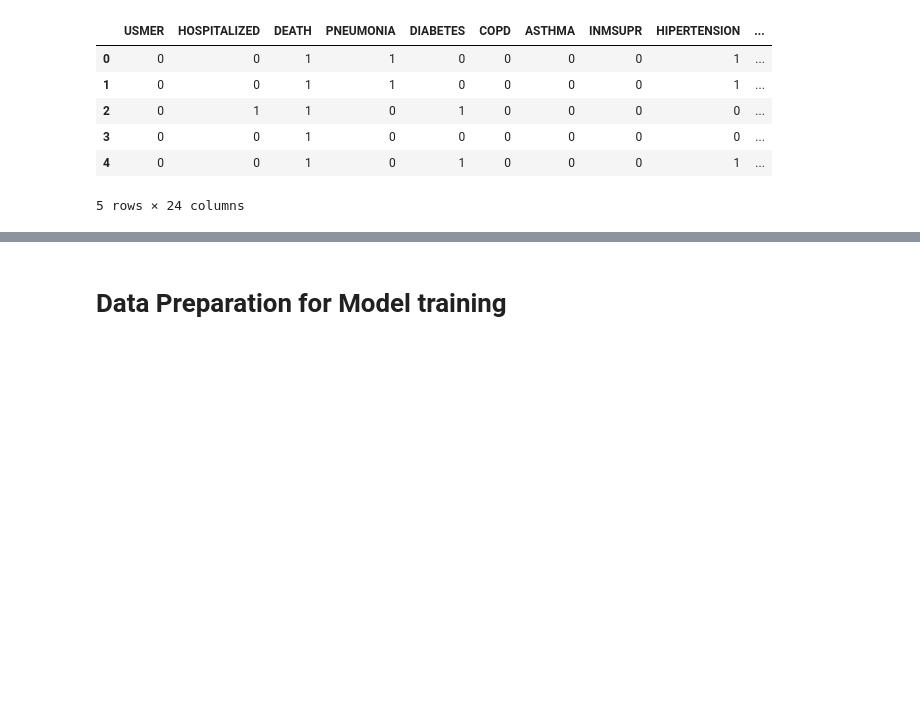
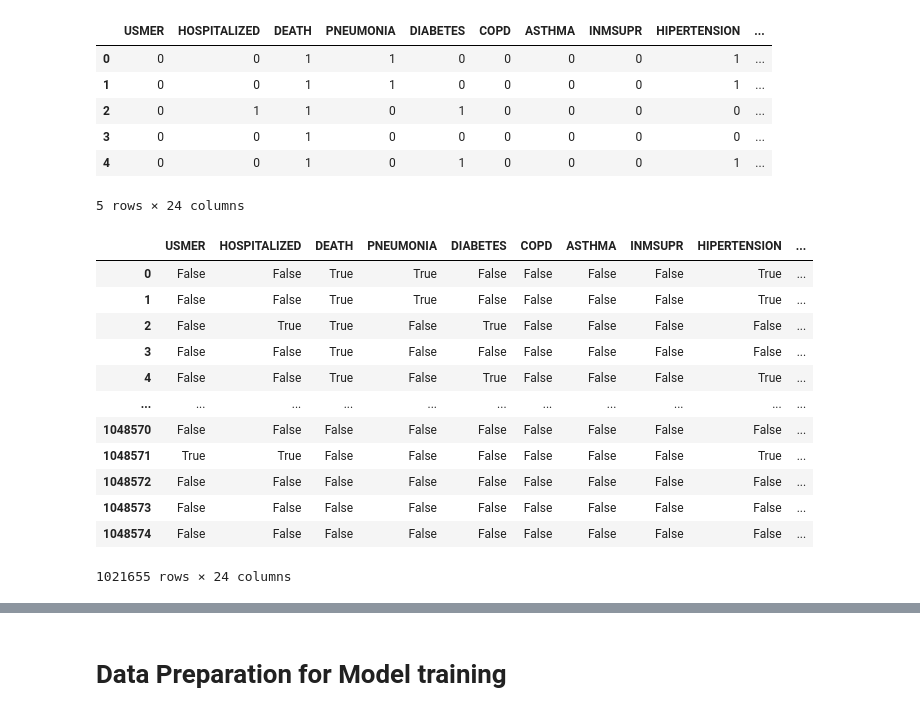
Before and after one commit to IISC-ICAIML-Porject/Covid-19-Mortality-Prediction, a Jupyter notebook: Covid_19_Mortality_prediction.ipynb, the cells around one changed output, grey strips where cells are left out. Cells and saved outputs as stored; diff of their text form; code cells hidden in the pictures; blank space fills up the shorter version.

```diff
--- a/Covid_19_Mortality_prediction.ipynb
+++ b/Covid_19_Mortality_prediction.ipynb
@@ -323,3 +335,20 @@ df_final.head()
 | 3 | 0 | 0 | 1 | 0 | 0 | 0 | 0 | 0 | 0 | ... |
 | 4 | 0 | 0 | 1 | 0 | 1 | 0 | 0 | 0 | 1 | ... |
 5 rows × 24 columns
+# %%
+df_final1 = df_final.astype(bool)
+df_final1
+# %% [output]
+|  | USMER | HOSPITALIZED | DEATH | PNEUMONIA | DIABETES | COPD | ASTHMA | INMSUPR | HIPERTENSION | ... |
+| 0 | False | False | True | True | False | False | False | False | True | ... |
+| 1 | False | False | True | True | False | False | False | False | True | ... |
+| 2 | False | True | True | False | True | False | False | False | False | ... |
+| 3 | False | False | True | False | False | False | False | False | False | ... |
+| 4 | False | False | True | False | True | False | False | False | True | ... |
+| ... | ... | ... | ... | ... | ... | ... | ... | ... | ... | ... |
+| 1048570 | False | False | False | False | False | False | False | False | False | ... |
+| 1048571 | True | True | False | False | False | False | False | False | True | ... |
+| 1048572 | False | False | False | False | False | False | False | False | False | ... |
+| 1048573 | False | False | False | False | False | False | False | False | False | ... |
+| 1048574 | False | False | False | False | False | False | False | False | False | ... |
+1021655 rows × 24 columns
```
Also changed, not shown: parts of 32 cells of this notebook.
